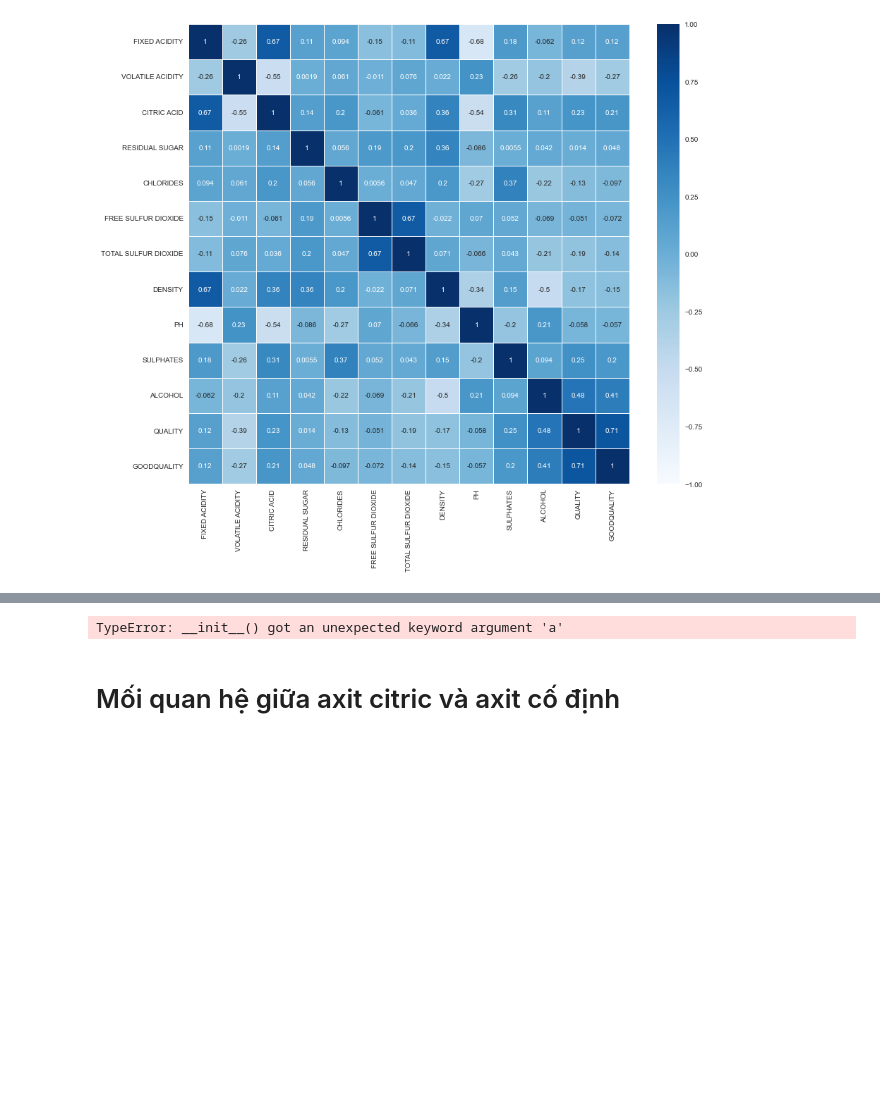
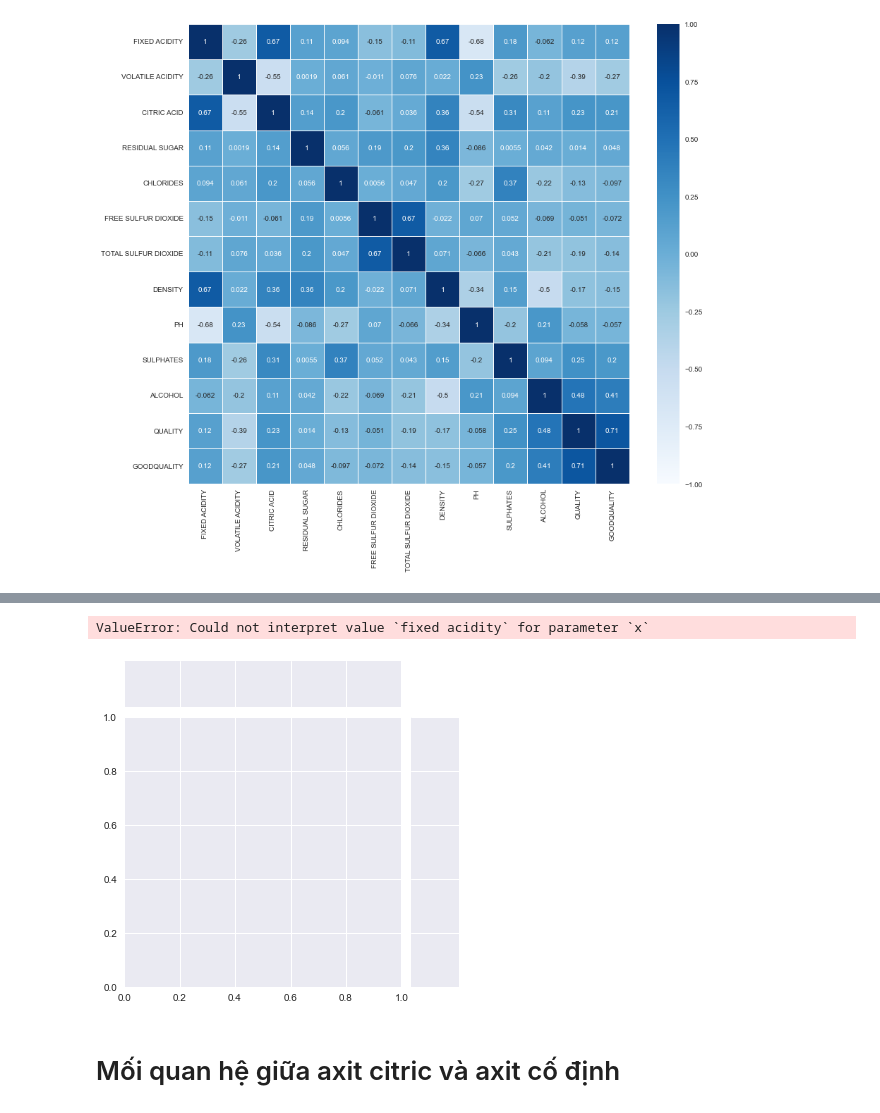
Before and after one commit to victosmat/project_python, a Jupyter notebook: btl.ipynb, the cells around one changed output, grey strips where cells are left out. Cells and saved outputs as stored; diff of their text form; code cells hidden in the pictures; blank space fills up the shorter version.

```diff
--- a/btl.ipynb
+++ b/btl.ipynb
@@ -282,18 +287,19 @@ plt.clim(8, 15)
 # %%
 # #Create a new dataframe containing only pH and fixed acidity columns to visualize their co-relations
 fixedAcidity_pH = data[['pH', 'fixed acidity']]
 
 # #Initialize a joint-grid with the dataframe, using seaborn library
-g = sns.JointGrid(a="fixed acidity", b="pH",
+g = sns.JointGrid(x="fixed acidity", y="pH",
                   data=ax, height=6)
 
 # # Draws a regression plot in the grid
 g = g.plot_joint(sns.regplot, scatter_kws={"s": 10})
 
 # # Draws a distribution plot in the same grid
 g = g.plot_marginals(sns.histplot, kde=True)
 # %% [output]
-TypeError: __init__() got an unexpected keyword argument 'a'
+ValueError: Could not interpret value `fixed acidity` for parameter `x`
+[figure, added]
 # %% [markdown]
 # Mối quan hệ giữa axit citric và axit cố định
 # %%
```
Also changed, not shown: parts of 2 cells of this notebook.
